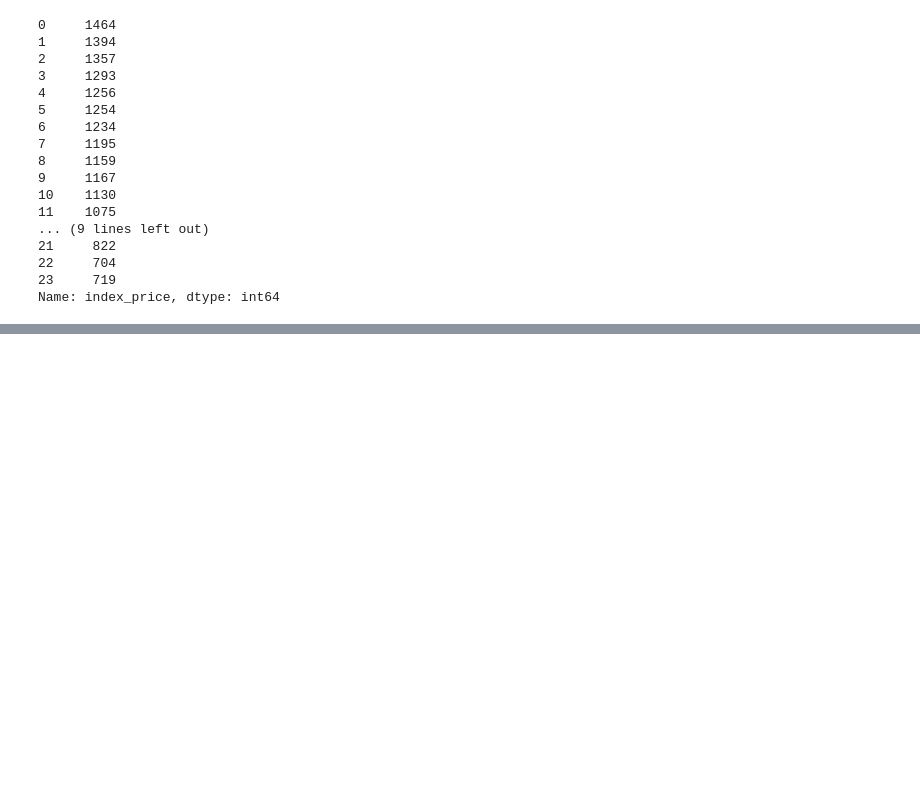
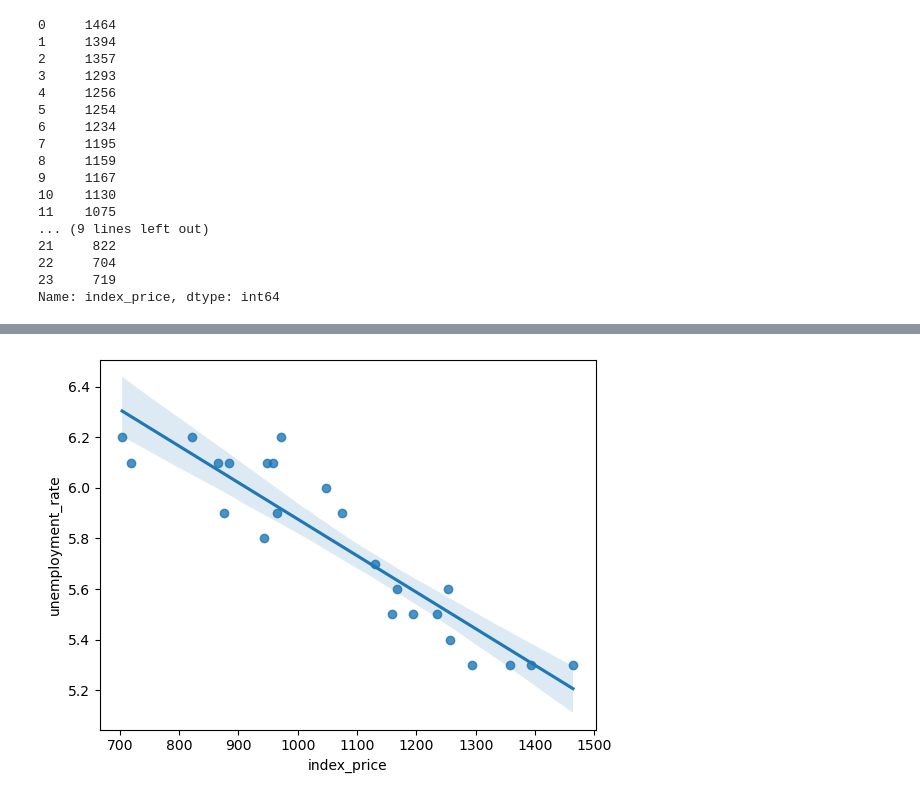
Before and after one commit to nsn-mah6/Linear_Regresssion, a Jupyter notebook: multiple_linear_regression.ipynb, the cells around one changed output, grey strips where cells are left out. Saved outputs shown, nothing was run; the diff lists cells and outputs as text; code cells hidden in the pictures; blank space fills up the shorter version.

```diff
--- a/multiple_linear_regression.ipynb
+++ b/multiple_linear_regression.ipynb
@@ -99,0 +124,10 @@ Name: index_price, dtype: int64
+# %%
+sns.regplot(
+    x='index_price',
+    y='unemployment_rate',
+    data=df_index
+)
+
+plt.show()
+# %% [output]
+[figure, added]
```
Also changed, not shown: parts of 21 cells of this notebook.
